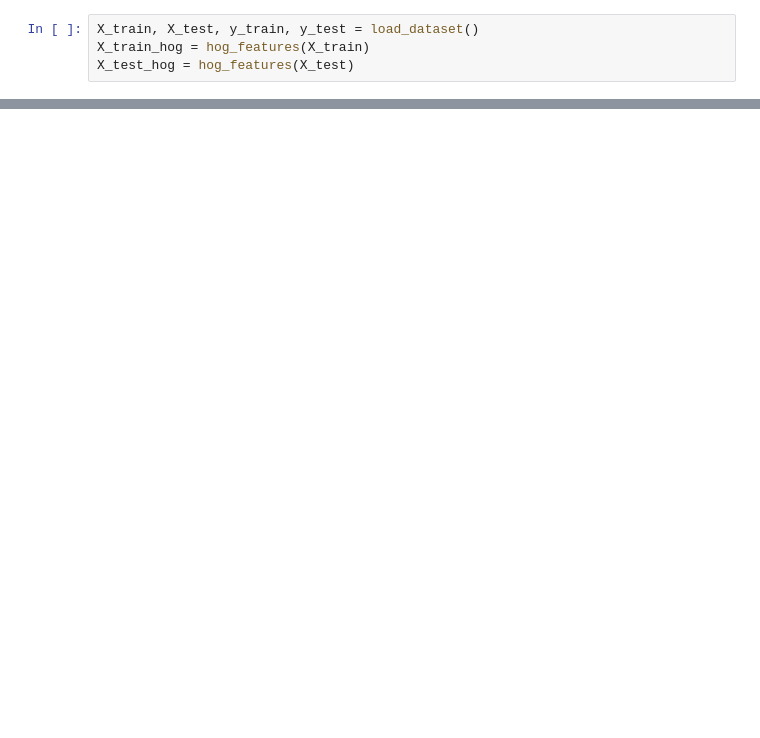
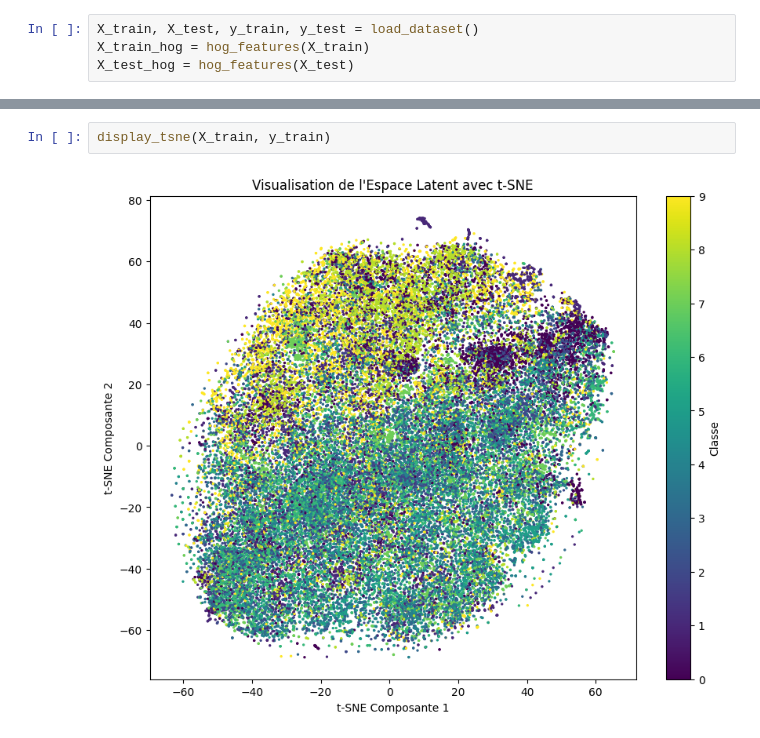
Before and after one commit to Dixtawi/MLRF_GIRAUD_HOLARD, a Jupyter notebook: mlrf/notebooks/visuals.ipynb, the cells around one changed output, grey strips where cells are left out. Cells and saved outputs as stored; diff of their text form; blank space fills up the shorter version.

```diff
--- a/mlrf/notebooks/visuals.ipynb
+++ b/mlrf/notebooks/visuals.ipynb
@@ -25,0 +36,4 @@ AttributeError: predict_proba is not available when probability=False
+# %%
+display_tsne(X_train, y_train)
+# %% [output]
+[figure, added]
```
Also changed, not shown: parts of 5 cells of this notebook, 3 other files.
